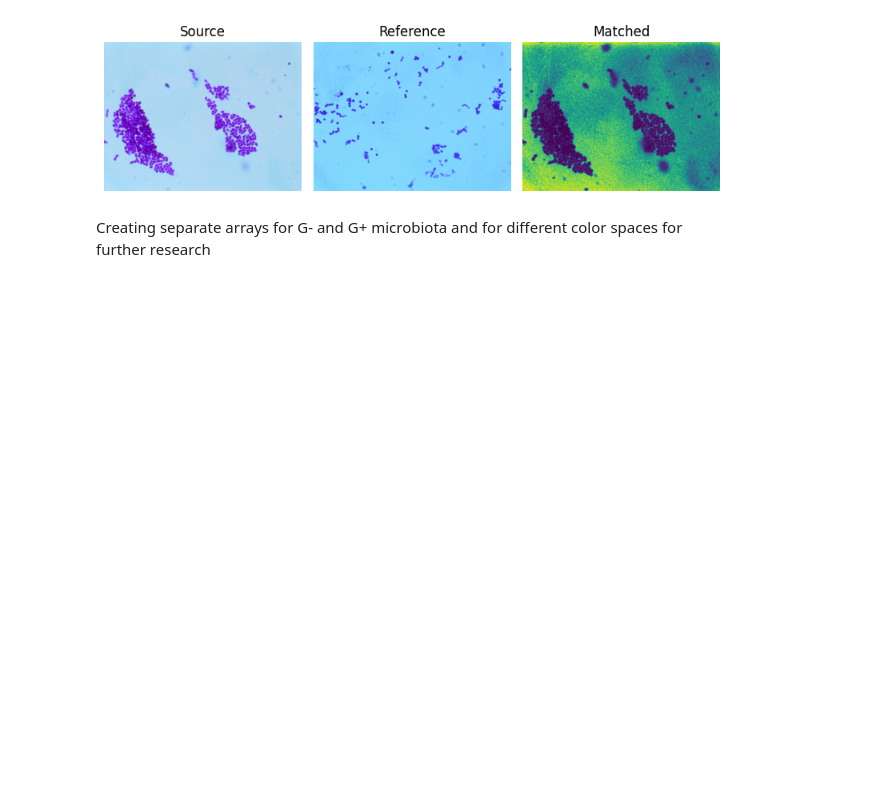
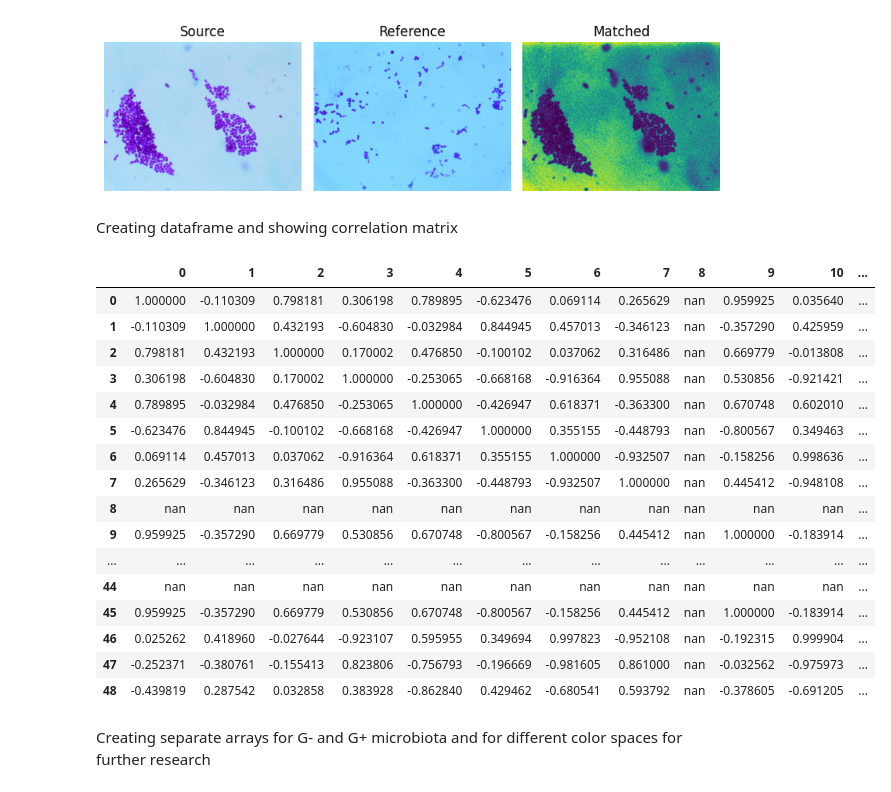
Before and after one commit to vrklkv/bacteria-classification, a Jupyter notebook: classification_research.ipynb, the cells around one changed output. Drawn from its saved outputs; the diff is of its cells as text; code cells hidden in the pictures; blank space fills up the shorter version.

```diff
--- a/classification_research.ipynb
+++ b/classification_research.ipynb
@@ -41,8 +45,10 @@ nameline=''
 for i in range(0,k):
     if(i<2):
         nameline='NEG'+str(i)+'.bmp'
+        statdata[i][48]=0
     if(i>=2):
         nameline='POS'+str(i-2)+'.bmp'
+        statdata[i][48]=1
     print(nameline)
     bacteria = cv2.imread(nameline)
 
@@ -81,6 +87,13 @@ for i in range(0,k):
     print('mean=',np.mean(bacteria[:,:,2].flatten()))
     print('var=',np.var(bacteria[:,:,2].flatten()),'\n')
 
+    for j in range(3):
+        statdata[i][4*j+0]=np.max(bacteria[:,:,j].flatten())
+        statdata[i][4*j+1]=np.argmax(bacteria[:,:,j].flatten())
+        statdata[i][4*j+2]=np.mean(bacteria[:,:,j].flatten())
+        statdata[i][4*j+3]=np.var(bacteria[:,:,j].flatten())
+
+
     plt.show()
 # %% [output]
 NEG0.bmp
@@ -193,6 +206,12 @@ for i in range(0,k):
     print('mean=',np.mean(bacteria[:,:,2].flatten()))
     print('var=',np.var(bacteria[:,:,2].flatten()),'\n')
 
+    for j in range(3):
+        statdata[i][4*j+0+12]=np.max(bacteria[:,:,j].flatten())
+        statdata[i][4*j+1+12]=np.argmax(bacteria[:,:,j].flatten())
+        statdata[i][4*j+2+12]=np.mean(bacteria[:,:,j].flatten())
+        statdata[i][4*j+3+12]=np.var(bacteria[:,:,j].flatten())
+
     plt.show()
 # %% [output]
 NEG0.bmp
@@ -305,6 +324,12 @@ for i in range(0,k):
     print('mean=',np.mean(bacteria[:,:,2].flatten()))
     print('var=',np.var(bacteria[:,:,2].flatten()),'\n')
 
+    for j in range(3):
+        statdata[i][4*j+0+24]=np.max(bacteria[:,:,j].flatten())
+        statdata[i][4*j+1+24]=np.argmax(bacteria[:,:,j].flatten())
+        statdata[i][4*j+2+24]=np.mean(bacteria[:,:,j].flatten())
+        statdata[i][4*j+3+24]=np.var(bacteria[:,:,j].flatten())
+
     plt.show()
 # %% [output]
 NEG0.bmp
@@ -417,6 +442,12 @@ for i in range(0,k):
     print('mean=',np.mean(bacteria[:,:,2].flatten()))
     print('var=',np.var(bacteria[:,:,2].flatten()),'\n')
 
+    for j in range(3):
+        statdata[i][4*j+0+36]=np.max(bacteria[:,:,j].flatten())
+        statdata[i][4*j+1+36]=np.argmax(bacteria[:,:,j].flatten())
+        statdata[i][4*j+2+36]=np.mean(bacteria[:,:,j].flatten())
+        statdata[i][4*j+3+36]=np.var(bacteria[:,:,j].flatten())
+
     plt.show()
 # %% [output]
 NEG0.bmp
@@ -532,6 +563,30 @@ plt.tight_layout()
 plt.show()
 # %% [output]
 [figure]
+# %% [markdown]
+Creating dataframe and showing correlation matrix
+# %%
+df = pd.DataFrame(data=statdata)
+corr = df.corr()
+corr.style.background_gradient(cmap='RdYlGn')
+# %% [output]
+|  | 0 | 1 | 2 | 3 | 4 | 5 | 6 | 7 | 8 | 9 | 10 | ... |
+| 0 | 1.000000 | -0.110309 | 0.798181 | 0.306198 | 0.789895 | -0.623476 | 0.069114 | 0.265629 | nan | 0.959925 | 0.035640 | ... |
+| 1 | -0.110309 | 1.000000 | 0.432193 | -0.604830 | -0.032984 | 0.844945 | 0.457013 | -0.346123 | nan | -0.357290 | 0.425959 | ... |
+| 2 | 0.798181 | 0.432193 | 1.000000 | 0.170002 | 0.476850 | -0.100102 | 0.037062 | 0.316486 | nan | 0.669779 | -0.013808 | ... |
+| 3 | 0.306198 | -0.604830 | 0.170002 | 1.000000 | -0.253065 | -0.668168 | -0.916364 | 0.955088 | nan | 0.530856 | -0.921421 | ... |
+| 4 | 0.789895 | -0.032984 | 0.476850 | -0.253065 | 1.000000 | -0.426947 | 0.618371 | -0.363300 | nan | 0.670748 | 0.602010 | ... |
+| 5 | -0.623476 | 0.844945 | -0.100102 | -0.668168 | -0.426947 | 1.000000 | 0.355155 | -0.448793 | nan | -0.800567 | 0.349463 | ... |
+| 6 | 0.069114 | 0.457013 | 0.037062 | -0.916364 | 0.618371 | 0.355155 | 1.000000 | -0.932507 | nan | -0.158256 | 0.998636 | ... |
+| 7 | 0.265629 | -0.346123 | 0.316486 | 0.955088 | -0.363300 | -0.448793 | -0.932507 | 1.000000 | nan | 0.445412 | -0.948108 | ... |
+| 8 | nan | nan | nan | nan | nan | nan | nan | nan | nan | nan | nan | ... |
+| 9 | 0.959925 | -0.357290 | 0.669779 | 0.530856 | 0.670748 | -0.800567 | -0.158256 | 0.445412 | nan | 1.000000 | -0.183914 | ... |
+| ... | ... | ... | ... | ... | ... | ... | ... | ... | ... | ... | ... | ... |
+| 44 | nan | nan | nan | nan | nan | nan | nan | nan | nan | nan | nan | ... |
+| 45 | 0.959925 | -0.357290 | 0.669779 | 0.530856 | 0.670748 | -0.800567 | -0.158256 | 0.445412 | nan | 1.000000 | -0.183914 | ... |
+| 46 | 0.025262 | 0.418960 | -0.027644 | -0.923107 | 0.595955 | 0.349694 | 0.997823 | -0.952108 | nan | -0.192315 | 0.999904 | ... |
+| 47 | -0.252371 | -0.380761 | -0.155413 | 0.823806 | -0.756793 | -0.196669 | -0.981605 | 0.861000 | nan | -0.032562 | -0.975973 | ... |
+| 48 | -0.439819 | 0.287542 | 0.032858 | 0.383928 | -0.862840 | 0.429462 | -0.680541 | 0.593792 | nan | -0.378605 | -0.691205 | ... |
 # %% [markdown]
 Creating separate arrays for G- and G+ microbiota and for different color spaces for further research
 # %%
```
Also changed, not shown: parts of 2 cells of this notebook.
